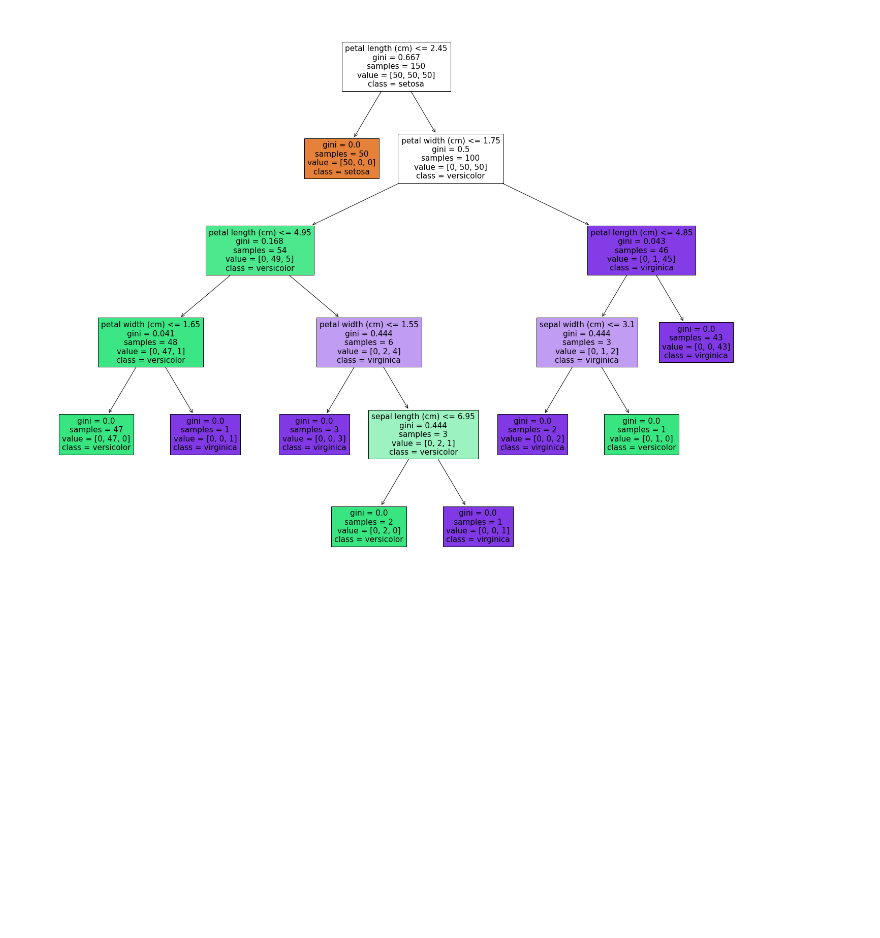
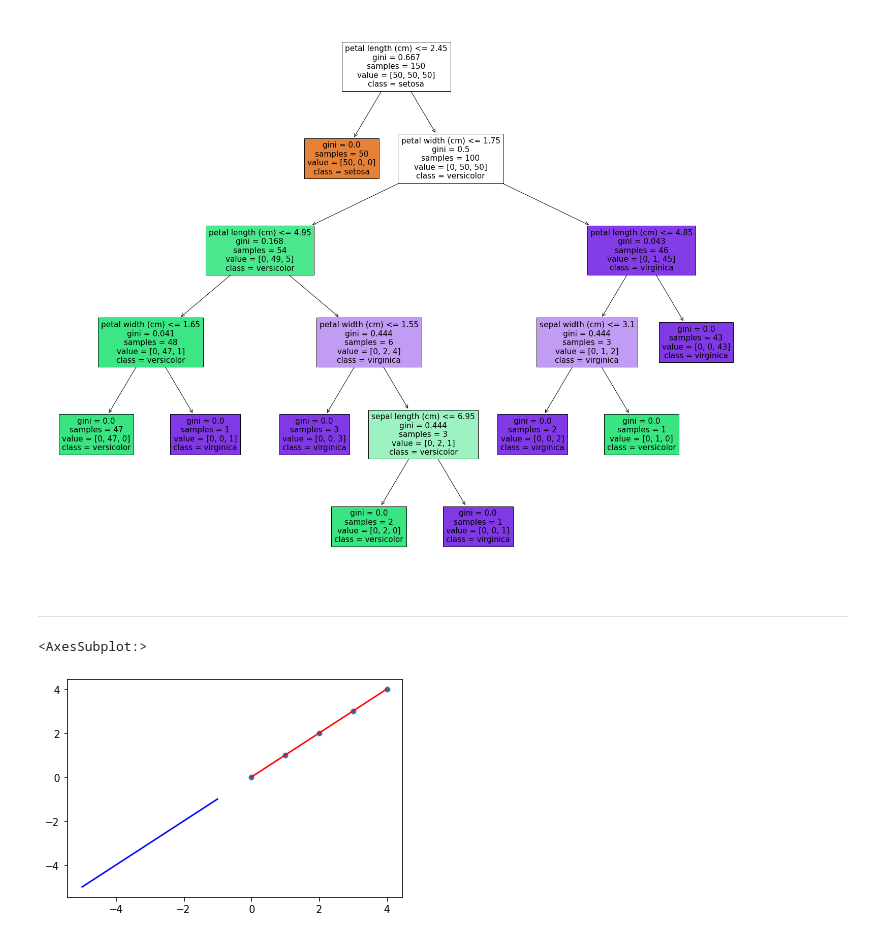
Before and after one commit to Pickett82/courseware-pracds, a Jupyter notebook: MB_NCR_PracDS_2022_03_07/Live/LIVE_ML_MoreAlgorithms.ipynb, the cells around one changed output. Saved outputs shown, nothing was run; the diff lists cells and outputs as text; code cells hidden in the pictures; blank space fills up the shorter version.

```diff
--- a/MB_NCR_PracDS_2022_03_07/Live/LIVE_ML_MoreAlgorithms.ipynb
+++ b/MB_NCR_PracDS_2022_03_07/Live/LIVE_ML_MoreAlgorithms.ipynb
@@ -170,3 +170,12 @@ _ = tree.plot_tree(clf,
                    filled=True)
 # %% [output]
 [figure]
+# %% [markdown]
+---
+# %%
+sns.scatterplot(x=range(5), y=range(5))
+sns.lineplot(x=range(5), y=range(5), color="red")
+sns.lineplot(x=range(-5, 0), y=range(-5, 0), color="blue")
+# %% [output]
+<AxesSubplot:>
+[figure, added]
```
Also changed, not shown: parts of 2 cells of this notebook.
